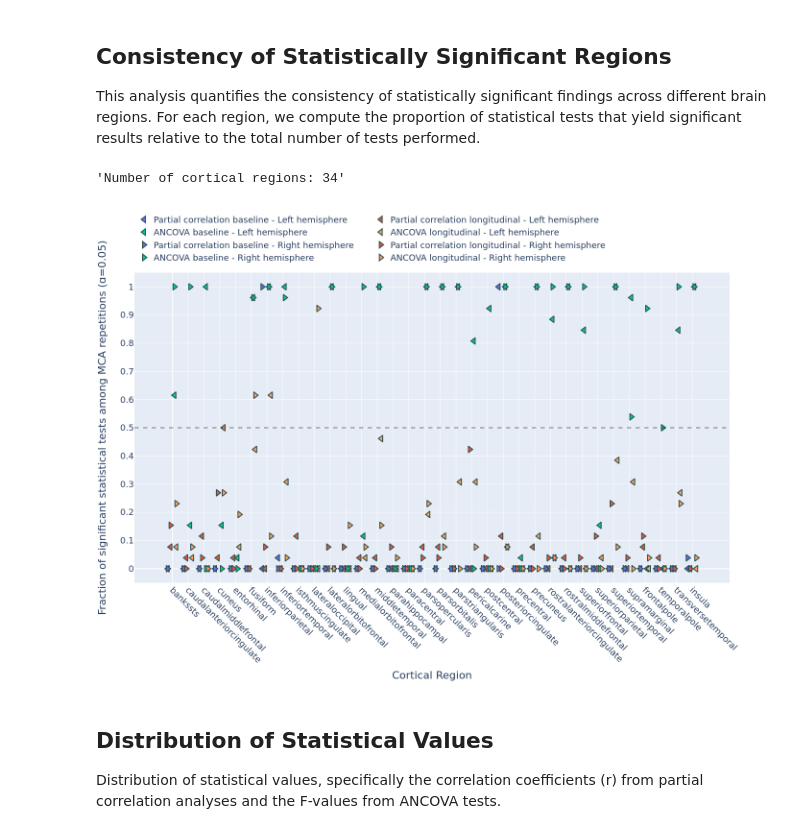
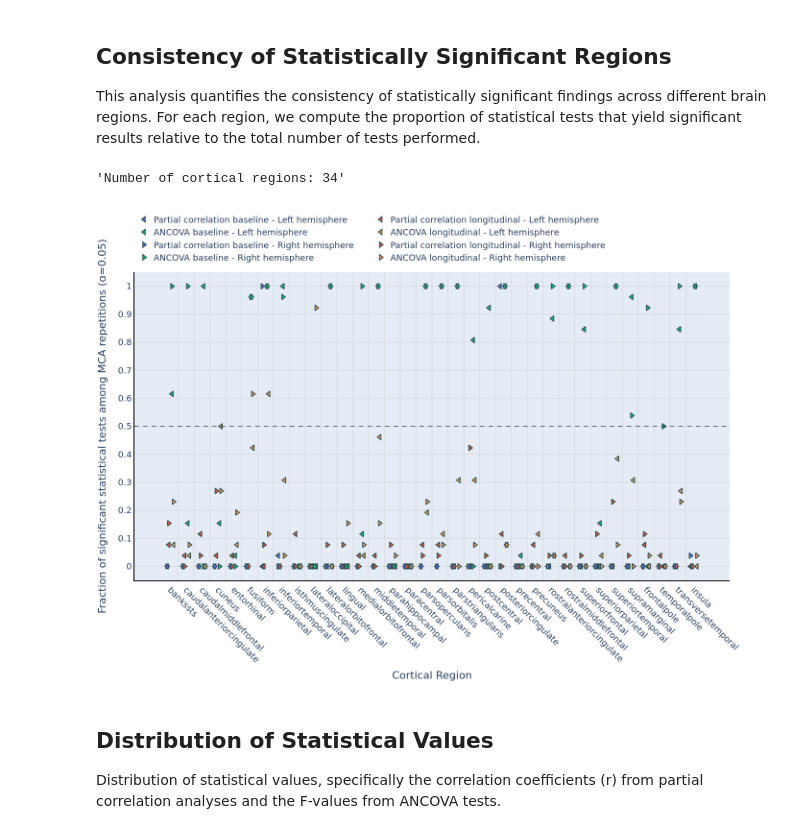
Before and after one commit to yohanchatelain/VIP-python-client, a Jupyter notebook: example/freesurfer-fuzzy/notebooks/clinical/plot/plot-cortical_area.ipynb, the cells around one changed output. Saved outputs shown, nothing was run; the diff lists cells and outputs as text; code cells hidden in the pictures.

Commit message:
Update consistency plots

```diff
--- a/example/freesurfer-fuzzy/notebooks/clinical/plot/plot-cortical_area.ipynb
+++ b/example/freesurfer-fuzzy/notebooks/clinical/plot/plot-cortical_area.ipynb
@@ -549,7 +549,7 @@ display(f"Number of cortical regions: {len(cortical_regions)}")
 fig = go.Figure()
 
 colormap = px.colors.qualitative.Plotly
-marker_size = 12
+marker_size = 10
 marker_line = dict(width=2, color="DarkSlateGrey")
 
 
@@ -569,7 +569,7 @@ for hemisphere, symbol in [
     ]
     if not data_subset.empty:
         pcorr_base = go.Scatter(
-            x=get_jittered_positions(len(data_subset), -0.3),
+            x=get_jittered_positions(len(data_subset), -0.2),
             y=data_subset["significant"],
             mode="markers",
             marker=dict(
@@ -591,7 +591,7 @@ for hemisphere, symbol in [
 
     if not data_subset.empty:
         pcorr_long = go.Scatter(
-            x=get_jittered_positions(len(data_subset), -0.125),
+            x=get_jittered_positions(len(data_subset), -0.1),
             y=data_subset["significant"],
             mode="markers",
             marker=dict(
@@ -611,7 +611,7 @@ for hemisphere, symbol in [
     ]
     if not data_subset.empty:
         ancova_base = go.Scatter(
-            x=get_jittered_positions(len(data_subset), 0.125),
+            x=get_jittered_positions(len(data_subset), 0.1),
             y=data_subset["significant"],
             mode="markers",
             marker=dict(
@@ -629,7 +629,7 @@ for hemisphere, symbol in [
     ]
     if not data_subset.empty:
         ancova_long = go.Scatter(
-            x=get_jittered_positions(len(data_subset), 0.25),
+            x=get_jittered_positions(len(data_subset), 0.2),
             y=data_subset["significant"],
             mode="markers",
             marker=dict(
@@ -650,34 +650,58 @@ fig.update_xaxes(
 )
 fig.update_yaxes(
     title="Fraction of significant statistical tests among MCA repetitions (ɑ=0.05)",
     range=[-0.05, 1.05],
     dtick=0.1,
 )
 
 # Position legend
 fig.update_layout(
     legend=dict(
         x=0.0,
         y=1.20,
         xanchor="left",
         yanchor="top",
         orientation="h",
         bgcolor="rgba(255, 255, 255, 0)",
     )
 )
 
+# Turn off default grid lines
+fig.update_xaxes(
+    gridcolor="LightGray",
+    gridwidth=1,
+    zeroline=False,
+    showgrid=False,  # Turn off default grid
+    showline=True,
+    linewidth=2,
+    linecolor="black",
+)
+fig.update_yaxes(
+    gridcolor="LightGray",
+    gridwidth=1,
+    zeroline=False,
+    showgrid=True,
+    showline=True,
+    linewidth=2,
+    linecolor="black",
+)
+
+# Add custom vertical grid lines positioned between cortical regions
+for i in range(len(cortical_regions) - 1):
+    fig.add_vline(x=i + 0.5, line=dict(color="LightGray", width=1), layer="below")
+
 # Increase font size
 fig.update_layout(font=dict(size=18))
 
 fig.add_hline(y=0.5, line_color="black", line_width=1, line_dash="dash")
 
 fig.update_layout(width=1400, height=1000)
 
 plotly.io.write_image(fig, "cortical_area_significance_correlation.pdf")
 show_figure(fig)
 # %% [output]
 'Number of cortical regions: 34'
-[figure, old version]
+[figure, new version]
 # %% [markdown]
 ## Distribution of Statistical Values
 
```
Also changed, not shown: 3 other files.
